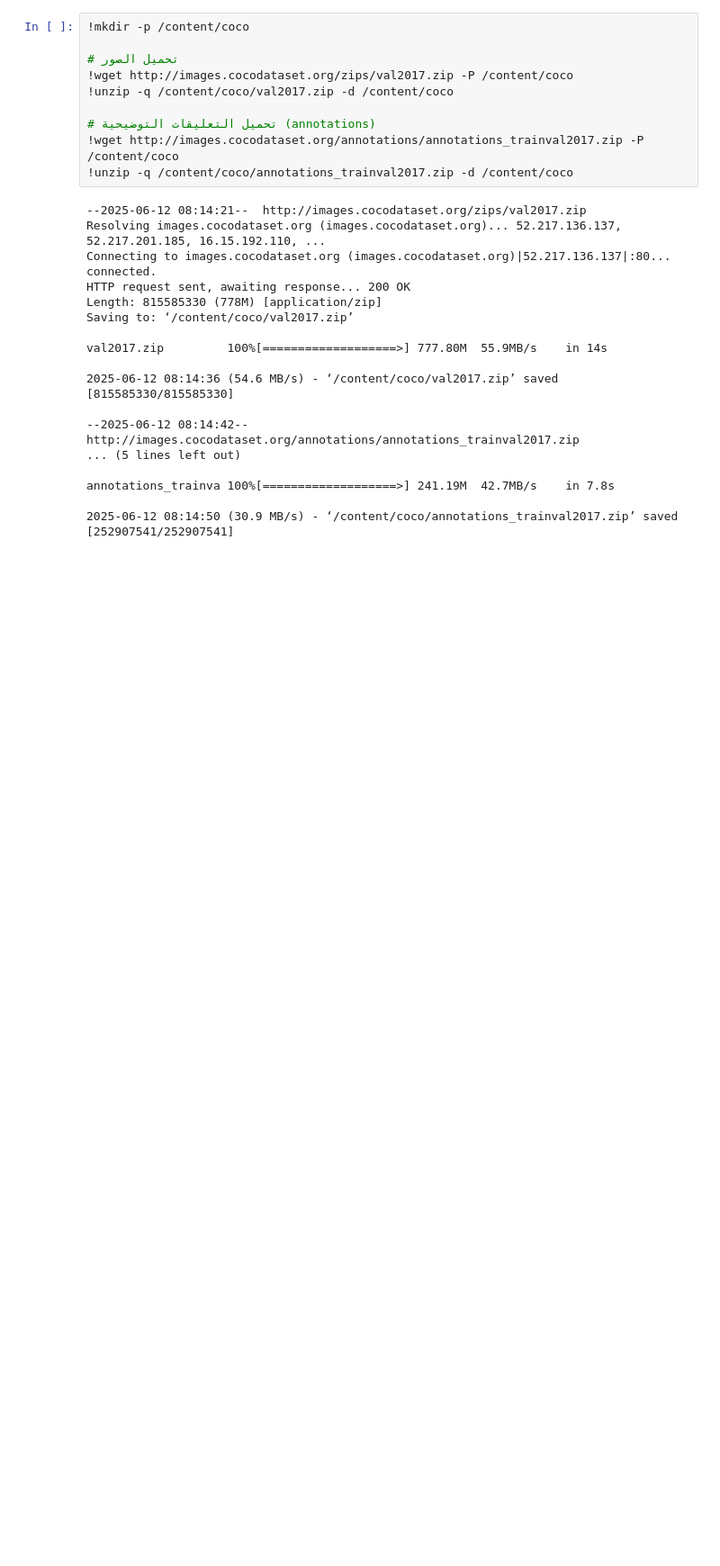
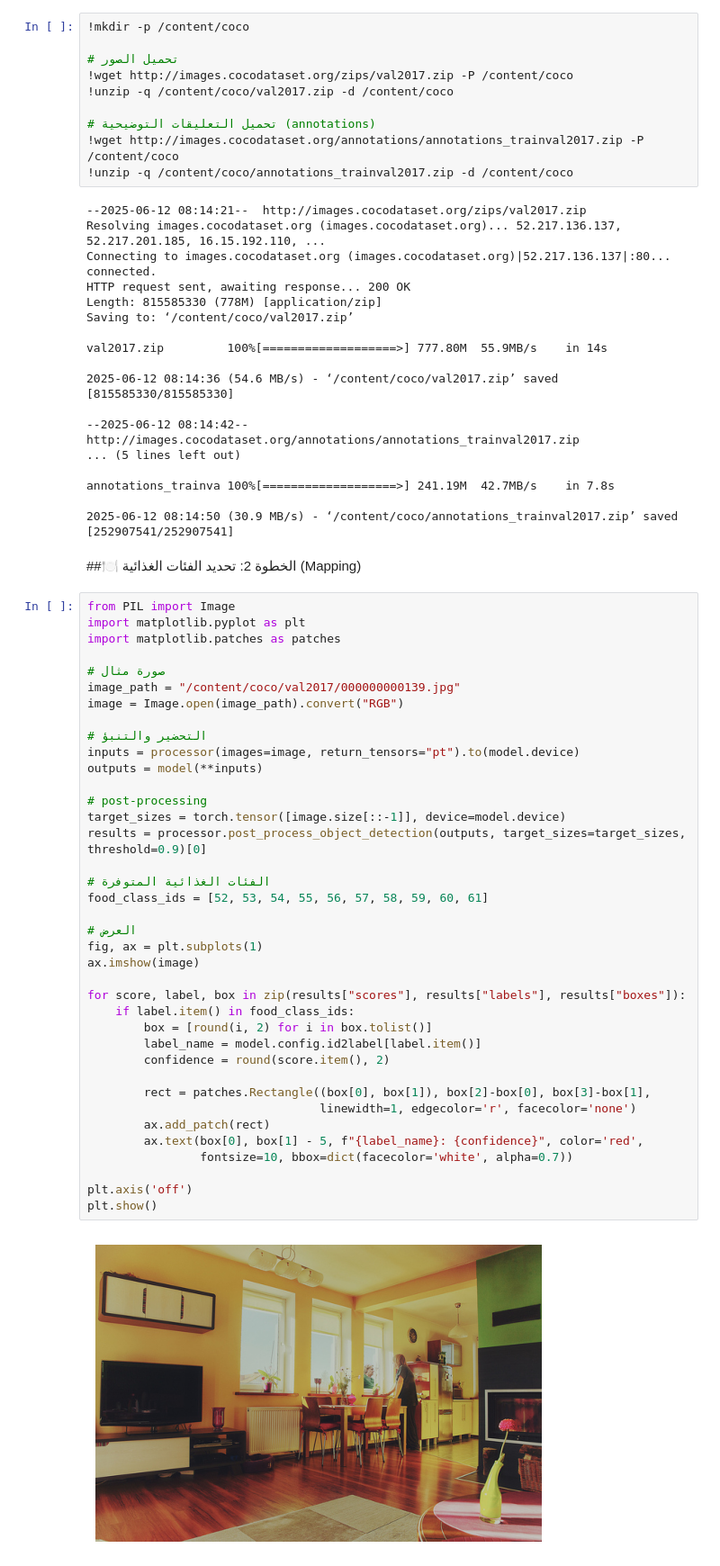
Before and after one commit to AliArabi55/Dete-net-50, a Jupyter notebook: Copy_of_detr_resnet_50.ipynb, the cells around one changed output. Shown at 90% size. Saved outputs shown, nothing was run; the diff lists cells and outputs as text; blank space fills up the shorter version.

```diff
--- a/Copy_of_detr_resnet_50.ipynb
+++ b/Copy_of_detr_resnet_50.ipynb
@@ -161,3 +161,45 @@ val2017.zip         100%[===================>] 777.80M  55.9MB/s    in 14s
 annotations_trainva 100%[===================>] 241.19M  42.7MB/s    in 7.8s
 
 2025-06-12 08:14:50 (30.9 MB/s) - ‘/content/coco/annotations_trainval2017.zip’ saved [252907541/252907541]
+# %% [markdown]
+##🍽️ الخطوة 2: تحديد الفئات الغذائية (Mapping)
+# %%
+from PIL import Image
+import matplotlib.pyplot as plt
+import matplotlib.patches as patches
+
+# صورة مثال
+image_path = "/content/coco/val2017/000000000139.jpg"
+image = Image.open(image_path).convert("RGB")
+
+# التحضير والتنبؤ
+inputs = processor(images=image, return_tensors="pt").to(model.device)
+outputs = model(**inputs)
+
+# post-processing
+target_sizes = torch.tensor([image.size[::-1]], device=model.device)
+results = processor.post_process_object_detection(outputs, target_sizes=target_sizes, threshold=0.9)[0]
+
+# الفئات الغذائية المتوفرة
+food_class_ids = [52, 53, 54, 55, 56, 57, 58, 59, 60, 61]
+
+# العرض
+fig, ax = plt.subplots(1)
+ax.imshow(image)
+
+for score, label, box in zip(results["scores"], results["labels"], results["boxes"]):
+    if label.item() in food_class_ids:
+        box = [round(i, 2) for i in box.tolist()]
+        label_name = model.config.id2label[label.item()]
+        confidence = round(score.item(), 2)
+
+        rect = patches.Rectangle((box[0], box[1]), box[2]-box[0], box[3]-box[1],
+                                 linewidth=1, edgecolor='r', facecolor='none')
+        ax.add_patch(rect)
+        ax.text(box[0], box[1] - 5, f"{label_name}: {confidence}", color='red',
+                fontsize=10, bbox=dict(facecolor='white', alpha=0.7))
+
+plt.axis('off')
+plt.show()
+# %% [output]
+[figure, added]
```
Also changed, not shown: parts of 3 cells of this notebook.
